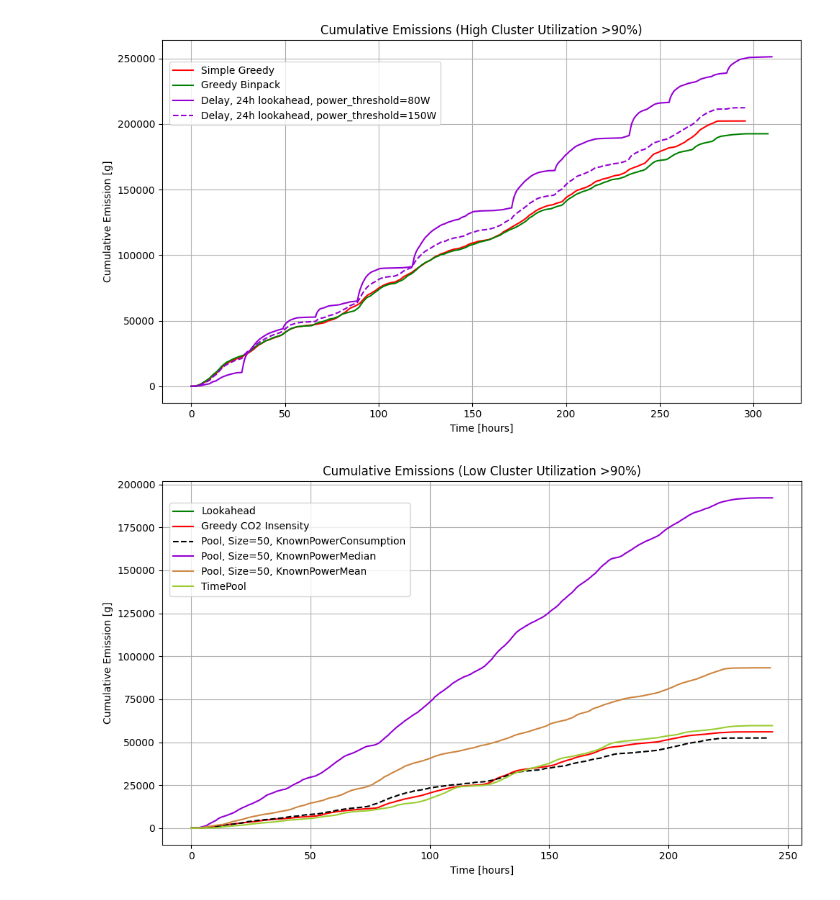
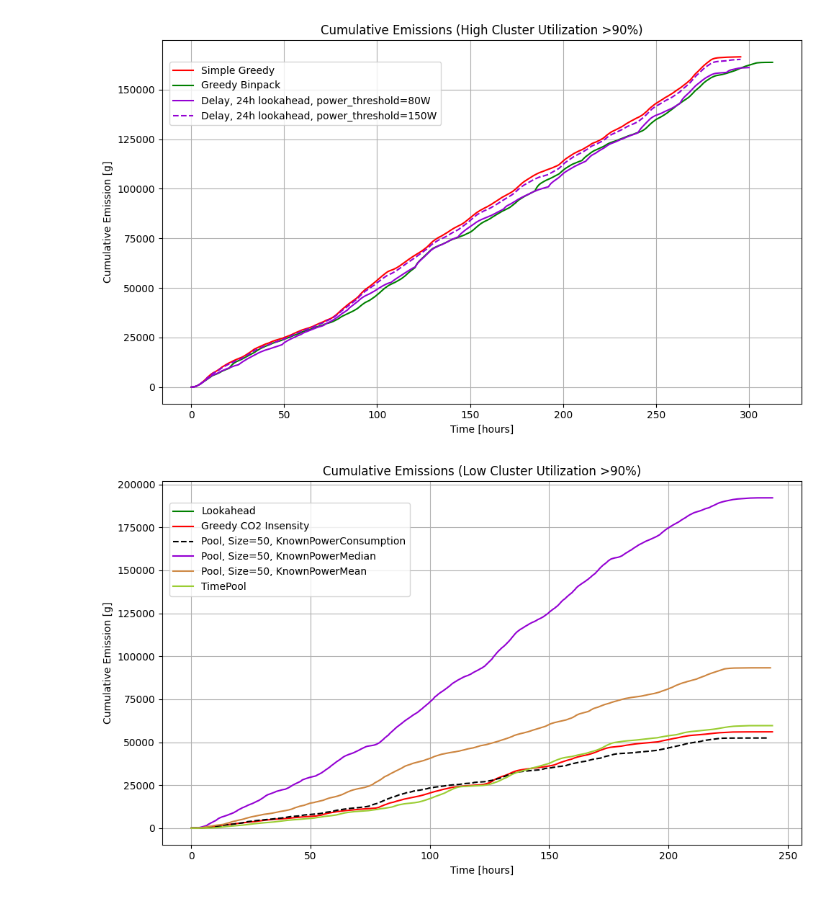
Before and after one commit to johankristianss/carbonsim, a Jupyter notebook: notebooks/AlgComparison.ipynb, the cells around one changed output. Drawn from its saved outputs; the diff is of its cells as text; code cells hidden in the pictures.

```diff
--- a/notebooks/AlgComparison.ipynb
+++ b/notebooks/AlgComparison.ipynb
@@ -2,7 +2,7 @@
 import pandas as pd
 import matplotlib.pyplot as plt
 
-dir = "../results/100_small"
+dir = "../results/100_single"
 
 # Load the data
 #random_df_emission = pd.read_csv(dir + '/random/scheduler.csv')
@@ -98,34 +98,34 @@ ax1.set_ylabel('Cumulative Emission [g]', color='black')
 ax1.tick_params(axis='y', labelcolor='black')
 
 # Add the secondary y-axis for utilization
 #ax2 = ax1.twinx()
 #ax2.plot(df2['hours'], df2['utilization'], label='Random - Utilization', color='blue', linestyle='dashed')
 #ax2.plot(df4['hours'], df4['utilization'], label='Lookahead - Utilization', color='green', linestyle='dashed')
 #ax2.plot(df6['hours'], df6['utilization'], label='Greedy - Utilization', color='red', linestyle='dashed')
 #ax2.plot(df8['hours'], df8['utilization'], label='Pool - Utilization', color='red', linestyle='dashed')
 #ax2.set_ylabel('Utilization [%]', color='black')
 #ax2.tick_params(axis='y', labelcolor='black')
 
 # Add legends for both axes
 fig.legend(loc='upper left', bbox_to_anchor=(0.1, 0.9))
 ax1.grid(True)
 
 #plt.xlim(230, 314)
 #plt.ylim(100000, 200000)
 
 #plt.xlim(0, 1)
 
 # Add a title
 plt.title('Cumulative Emissions (High Cluster Utilization >90%)')
 
 # Show the plot
 plt.tight_layout()
 #plt.yscale('log')
 plt.show()
 
 # 307 hours total run time greedy binpack, and 295 hours greedy
 # %% [output]
-[figure, old version]
+[figure, new version]
 # %%
 import pandas as pd
 import matplotlib.pyplot as plt
```
Also changed, not shown: 22 other files.
